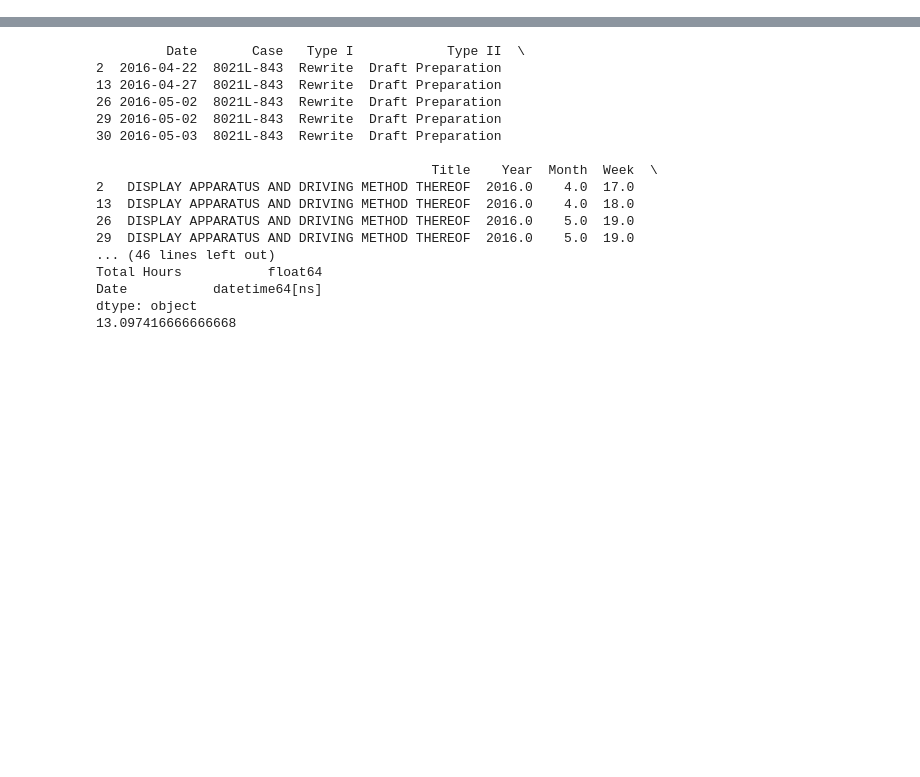
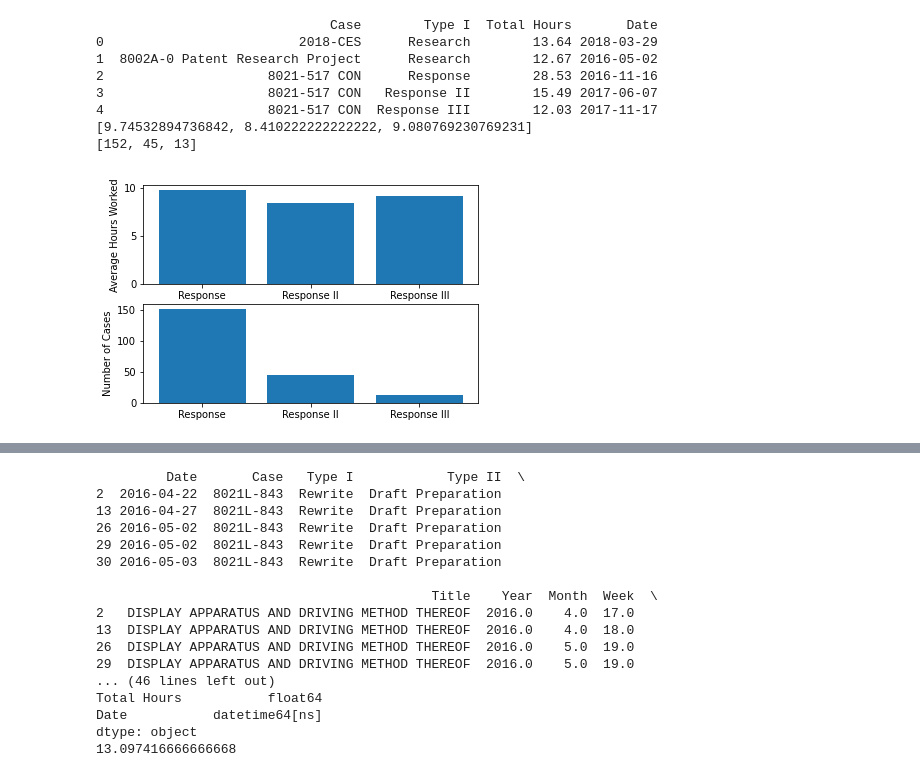
Before and after one commit to kinnikuren/work_analysis, a Jupyter notebook: work_analysis.ipynb, the cells around one changed output, grey strips where cells are left out. Drawn from its saved outputs; the diff is of its cells as text; code cells hidden in the pictures; blank space fills up the shorter version.

Commit message:
analyze by case type

```diff
--- a/work_analysis.ipynb
+++ b/work_analysis.ipynb
@@ -77,0 +83,38 @@ print(work_log['Type I'].unique())
+# %%
+work_log_by_type = work_log.groupby(['Case', 'Type I'], as_index=False).agg(
+    {'Total Hours': 'sum',
+     'Date': 'max'})
+
+print(work_log_by_type.head())
+
+response_types = ['Response', 'Response II', 'Response III']
+
+response_means = []
+response_counts = []
+
+for rt in response_types:
+    response_means.append(np.mean(work_log_by_type[work_log_by_type['Type I'] == rt]['Total Hours']))
+    response_counts.append(len(work_log_by_type[work_log_by_type['Type I'] == rt]))
+
+print(response_means)
+print(response_counts)
+
+fig, axs = plt.subplots(2)
+
+axs[0].bar(response_types, response_means)
+axs[0].set_ylabel("Average Hours Worked")
+axs[1].bar(response_types, response_counts)
+axs[1].set_ylabel("Number of Cases")
+plt.show()
+
+#plt.subplots(3)
+# %% [output]
+                              Case        Type I  Total Hours       Date
+0                         2018-CES      Research        13.64 2018-03-29
+1  8002A-0 Patent Research Project      Research        12.67 2016-05-02
+2                     8021-517 CON      Response        28.53 2016-11-16
+3                     8021-517 CON   Response II        15.49 2017-06-07
+4                     8021-517 CON  Response III        12.03 2017-11-17
+[9.74532894736842, 8.410222222222222, 9.080769230769231]
+[152, 45, 13]
+[figure, added]
```
Also changed, not shown: parts of 10 cells of this notebook.
